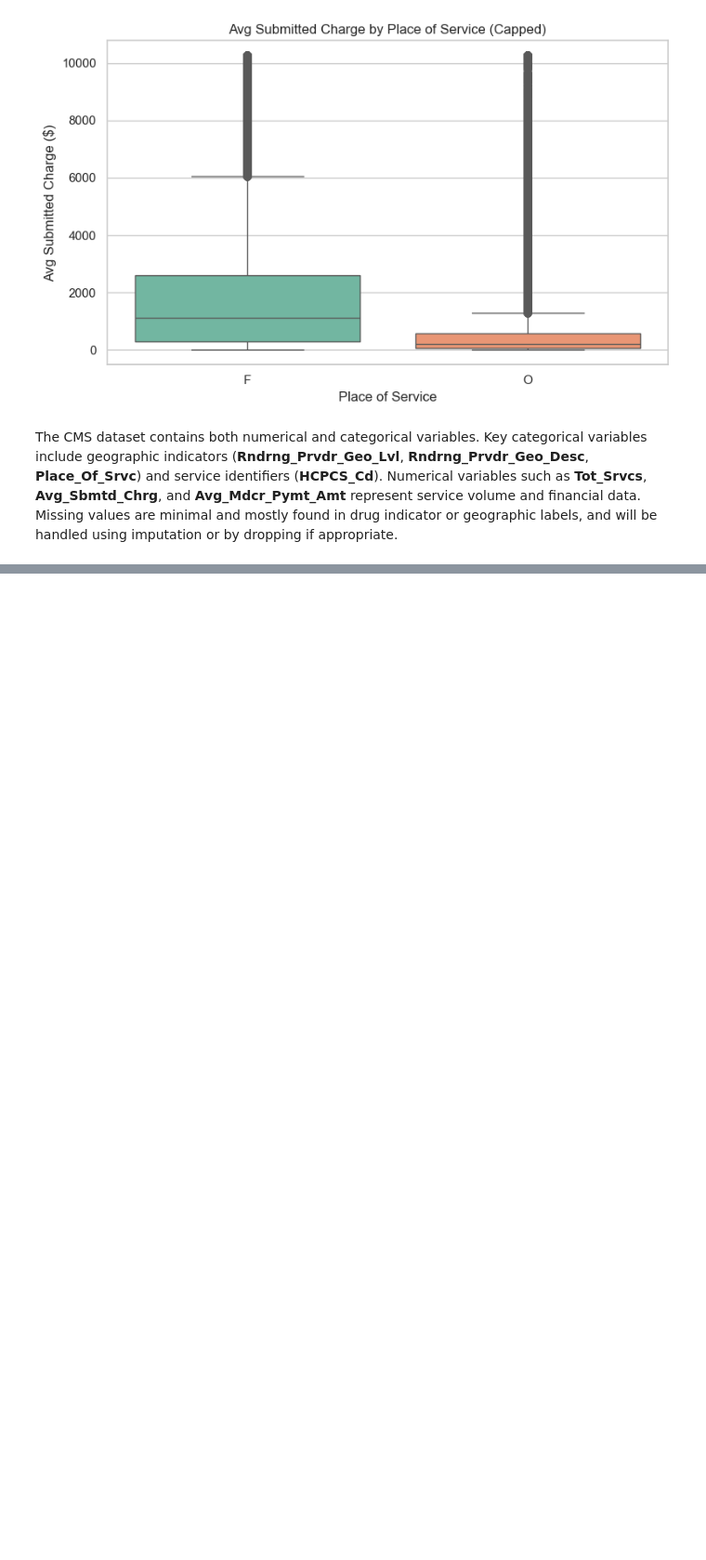
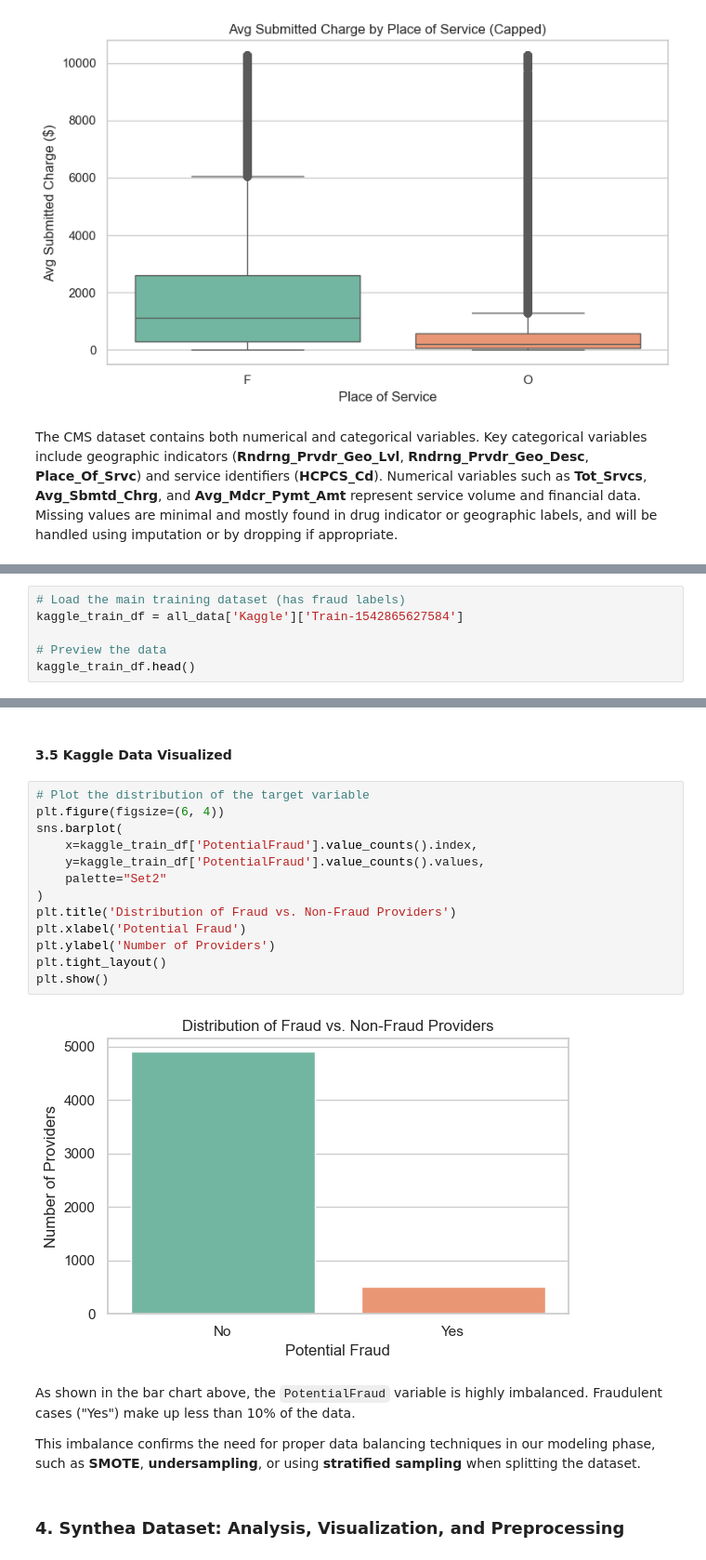
Before and after one commit to nhanizDee/Predicting-Health-Insurance-Fraud-Using-Machine-Learning, a Jupyter notebook: Project Report 2- Group 2.ipynb, the cells around one changed output, grey strips where cells are left out. Shown: that part at 93% size. Saved outputs shown, nothing was run; the diff lists cells and outputs as text; blank space fills up the shorter version.

```diff
--- a/Project Report 2- Group 2.ipynb
+++ b/Project Report 2- Group 2.ipynb
@@ -306,0 +311,6 @@ The CMS dataset contains both numerical and categorical variables. Key categoric
+# %%
+# Load the main training dataset (has fraud labels)
+kaggle_train_df = all_data['Kaggle']['Train-1542865627584']
+
+# Preview the data
+kaggle_train_df.head()
@@ -306,0 +379,23 @@ The CMS dataset contains both numerical and categorical variables. Key categoric
+# %% [markdown]
+#### **3.5 Kaggle Data Visualized**
+# %%
+# Plot the distribution of the target variable
+plt.figure(figsize=(6, 4))
+sns.barplot(
+    x=kaggle_train_df['PotentialFraud'].value_counts().index,
+    y=kaggle_train_df['PotentialFraud'].value_counts().values,
+    palette="Set2"
+)
+plt.title('Distribution of Fraud vs. Non-Fraud Providers')
+plt.xlabel('Potential Fraud')
+plt.ylabel('Number of Providers')
+plt.tight_layout()
+plt.show()
+# %% [output]
+[figure, added]
+# %% [markdown]
+As shown in the bar chart above, the `PotentialFraud` variable is highly imbalanced. Fraudulent cases ("Yes") make up less than 10% of the data.
+
+This imbalance confirms the need for proper data balancing techniques in our modeling phase, such as **SMOTE**, **undersampling**, or using **stratified sampling** when splitting the dataset.
+# %% [markdown]
+### **4. Synthea Dataset: Analysis, Visualization, and Preprocessing**
```
Also changed, not shown: parts of 11 cells of this notebook.
